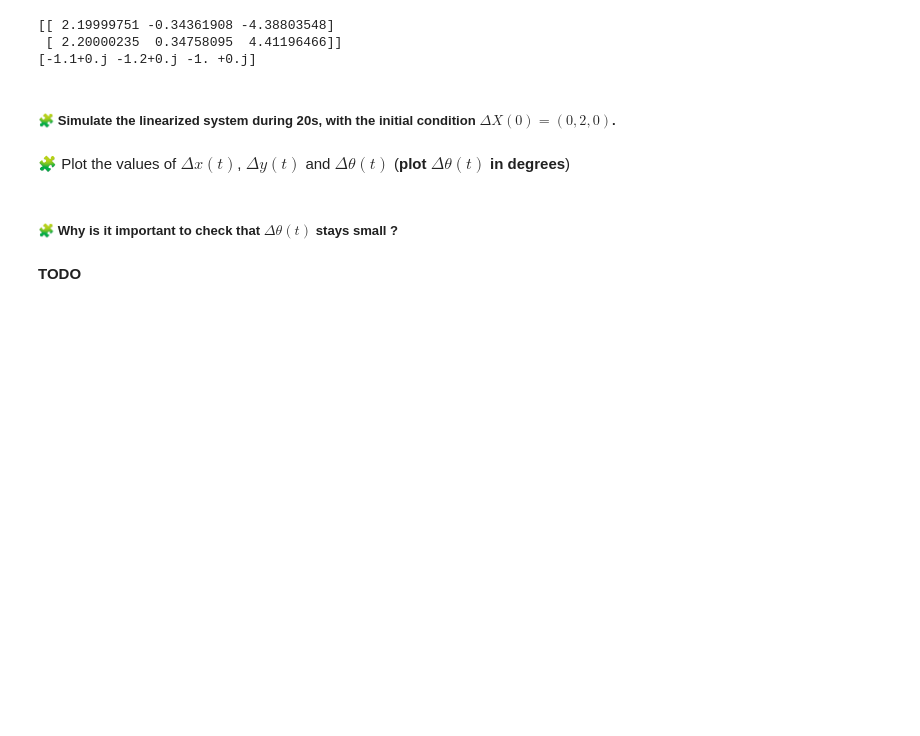
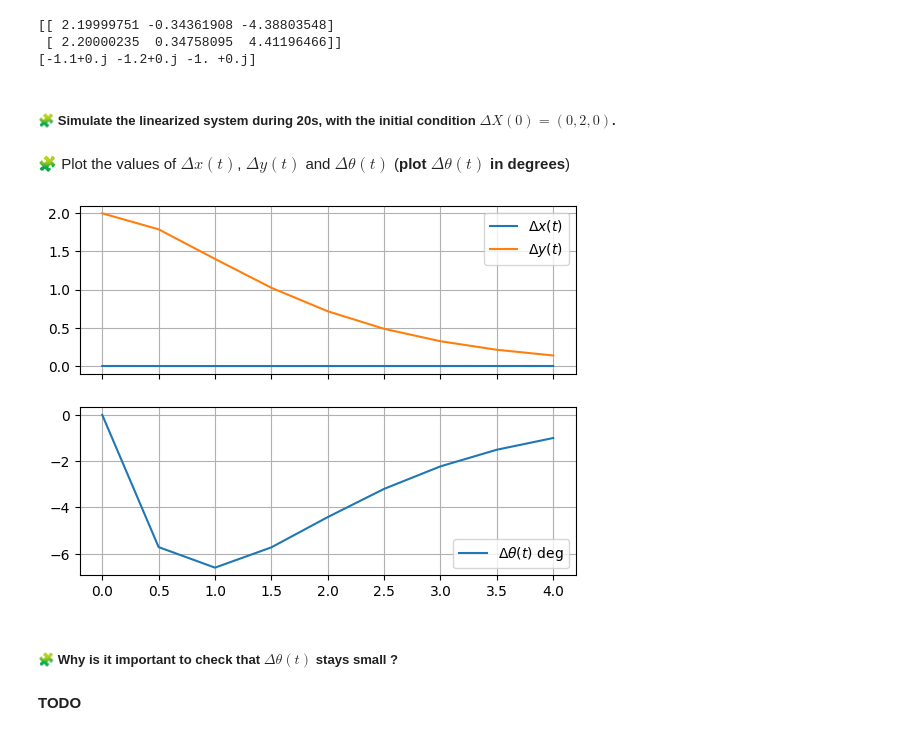
Before and after one commit to yooseeph/control-engineering-with-python-project-2023-2024, a Jupyter notebook: Project-part-2.ipynb, the cells around one changed output. Drawn from its saved outputs; the diff is of its cells as text; code cells hidden in the pictures; blank space fills up the shorter version.

```diff
--- a/Project-part-2.ipynb
+++ b/Project-part-2.ipynb
@@ -564,2 +562,8 @@ pass
+# %%
+def deltaOmega(t,deltaX):
+    return -K @ deltaX
+
+
+solution = solve_ivp( fun=lin_fun,   t_span=[0, 20],  y0=[0, 2, 0],  rtol=1e-6,  atol=1e-6, dense_output=True )
 # %% [markdown]
 🧩 Plot the values of $\Delta x(t)$, $\Delta y(t)$ and $\Delta\theta(t)$ (**plot $\Delta\theta(t)$ in degrees**)
@@ -568,3 +570,23 @@ pass
+# %%
+passt = linspace(0.0,20, 1000)
+dx, dy, dtheta = solution["sol"](t)
+
+fig, (ax1, ax2) = subplots(2, 1, sharex=True)
+
+
+ax1.grid(True)
+ax1.plot(t, dx, label="$\Delta x(t)$")
+ax1.plot(t, dy, label="$\Delta y(t)$")
+ax1.legend()
+
+ax2.grid(True)
+ax2.plot(t, dtheta*180/pi, label=r"$\Delta\theta(t)$ deg")
+ax2.legend()
+
+
+show()
+# %% [output]
+[figure, added]
 # %% [markdown]
 ##### 🧩 Why is it important to check that $\Delta\theta(t)$ stays small ?
 # %% [markdown]
```
Also changed, not shown: parts of 2 cells of this notebook.
